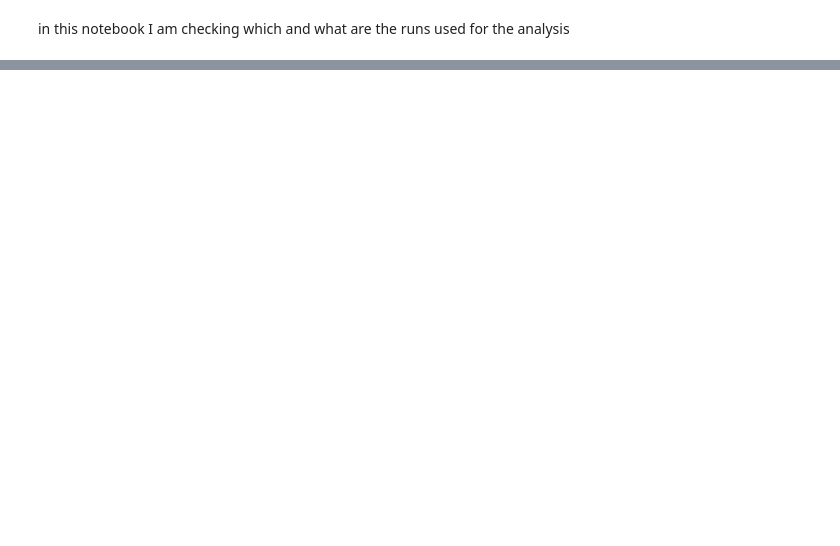
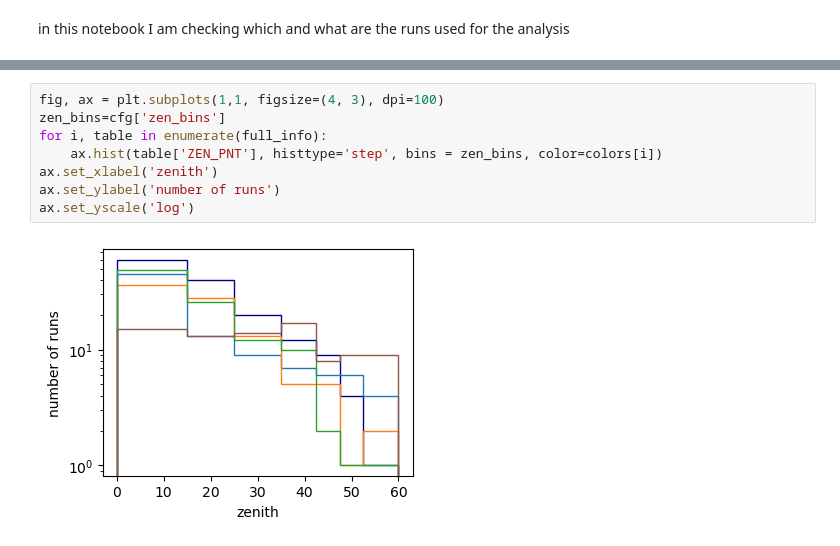
Before and after one commit to kaoriinakashima/GC, a Jupyter notebook: HESS/0.a-checking_runs.ipynb, the cells around one changed output, grey strips where cells are left out. Drawn from its saved outputs; the diff is of its cells as text; blank space fills up the shorter version.

```diff
--- a/HESS/0.a-checking_runs.ipynb
+++ b/HESS/0.a-checking_runs.ipynb
@@ -55,0 +160,10 @@ plt.show()
+# %%
+fig, ax = plt.subplots(1,1, figsize=(4, 3), dpi=100)
+zen_bins=cfg['zen_bins']
+for i, table in enumerate(full_info):
+    ax.hist(table['ZEN_PNT'], histtype='step', bins = zen_bins, color=colors[i])
+ax.set_xlabel('zenith')
+ax.set_ylabel('number of runs')
+ax.set_yscale('log')
+# %% [output]
+[figure, added]
```
Also changed, not shown: parts of 17 cells of this notebook, 1 other file.
